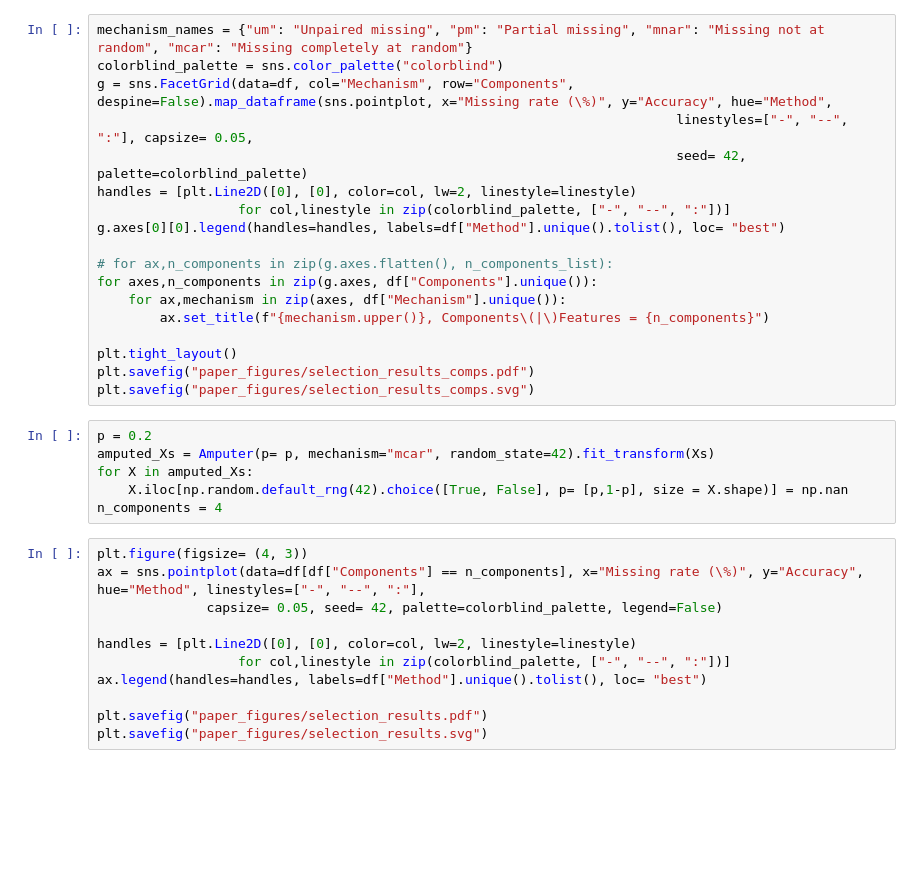
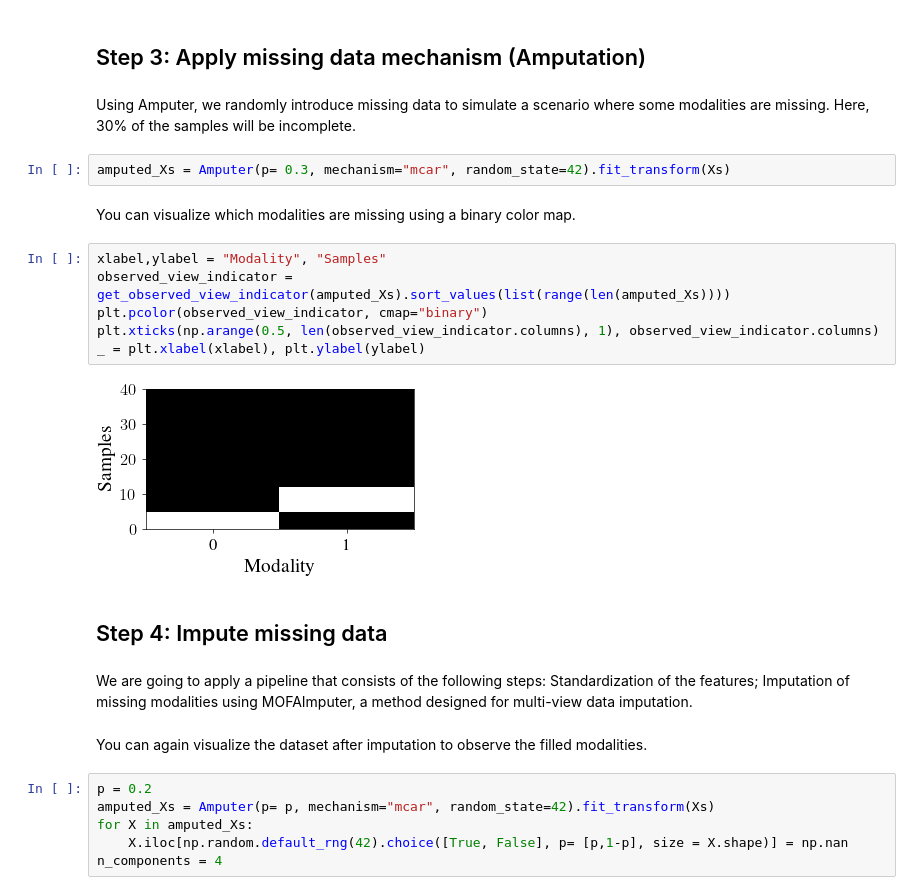
Before and after one commit to RafRomB/imml, a Jupyter notebook: tutorials/select_and_extract_features.ipynb, the cells around one changed output. Saved outputs shown, nothing was run; the diff lists cells and outputs as text; blank space fills up the shorter version.

Commit message:
Making general impute_multi_modal_data.ipynb

```diff
--- a/tutorials/select_and_extract_features.ipynb
+++ b/tutorials/select_and_extract_features.ipynb
@@ -115,38 +59,31 @@ errors
-# %%
-mechanism_names = {"um": "Unpaired missing", "pm": "Partial missing", "mnar": "Missing not at random", "mcar": "Missing completely at random"}
-colorblind_palette = sns.color_palette("colorblind")
-g = sns.FacetGrid(data=df, col="Mechanism", row="Components", despine=False).map_dataframe(sns.pointplot, x="Missing rate (\%)", y="Accuracy", hue="Method",
-                                                                          linestyles=["-", "--", ":"], capsize= 0.05,
-                                                                          seed= 42, palette=colorblind_palette)
-handles = [plt.Line2D([0], [0], color=col, lw=2, linestyle=linestyle)
-                  for col,linestyle in zip(colorblind_palette, ["-", "--", ":"])]
-g.axes[0][0].legend(handles=handles, labels=df["Method"].unique().tolist(), loc= "best")
-
-# for ax,n_components in zip(g.axes.flatten(), n_components_list):
-for axes,n_components in zip(g.axes, df["Components"].unique()):
-    for ax,mechanism in zip(axes, df["Mechanism"].unique()):
-        ax.set_title(f"{mechanism.upper()}, Components\(|\)Features = {n_components}")
-
-plt.tight_layout()
-plt.savefig("paper_figures/selection_results_comps.pdf")
-plt.savefig("paper_figures/selection_results_comps.svg")
+# %% [markdown]
+## Step 3: Apply missing data mechanism (Amputation)
+# %% [markdown]
+Using Amputer, we randomly introduce missing data to simulate a scenario where some modalities are missing. Here, 30% of the samples will be incomplete.
+# %%
+amputed_Xs = Amputer(p= 0.3, mechanism="mcar", random_state=42).fit_transform(Xs)
+# %% [markdown]
+You can visualize which modalities are missing using a binary color map.
+# %%
+xlabel,ylabel = "Modality", "Samples"
+observed_view_indicator = get_observed_view_indicator(amputed_Xs).sort_values(list(range(len(amputed_Xs))))
+plt.pcolor(observed_view_indicator, cmap="binary")
+plt.xticks(np.arange(0.5, len(observed_view_indicator.columns), 1), observed_view_indicator.columns)
+_ = plt.xlabel(xlabel), plt.ylabel(ylabel)
+# %% [output]
+[figure, added]
+# %% [markdown]
+## Step 4: Impute missing data
+# %% [markdown]
+We are going to apply a pipeline that consists of the following steps: Standardization of the features; Imputation of missing modalities using MOFAImputer, a method designed for multi-view data imputation.
+# %% [markdown]
+You can again visualize the dataset after imputation to observe the filled modalities.
 # %%
 p = 0.2
 amputed_Xs = Amputer(p= p, mechanism="mcar", random_state=42).fit_transform(Xs)
 for X in amputed_Xs:
     X.iloc[np.random.default_rng(42).choice([True, False], p= [p,1-p], size = X.shape)] = np.nan
 n_components = 4
-# %%
-plt.figure(figsize= (4, 3))
-ax = sns.pointplot(data=df[df["Components"] == n_components], x="Missing rate (\%)", y="Accuracy", hue="Method", linestyles=["-", "--", ":"],
-              capsize= 0.05, seed= 42, palette=colorblind_palette, legend=False)
-
-handles = [plt.Line2D([0], [0], color=col, lw=2, linestyle=linestyle)
-                  for col,linestyle in zip(colorblind_palette, ["-", "--", ":"])]
-ax.legend(handles=handles, labels=df["Method"].unique().tolist(), loc= "best")
-
-plt.savefig("paper_figures/selection_results.pdf")
-plt.savefig("paper_figures/selection_results.svg")
 # %%
 pipeline = make_pipeline(MultiViewTransformer(MinMaxScaler().set_output(transform="pandas")),
                          jNMFFeatureSelector(n_components = n_components, select_by="average", random_state=42,
```
Also changed, not shown: parts of 32 cells of this notebook, 1 other file.
